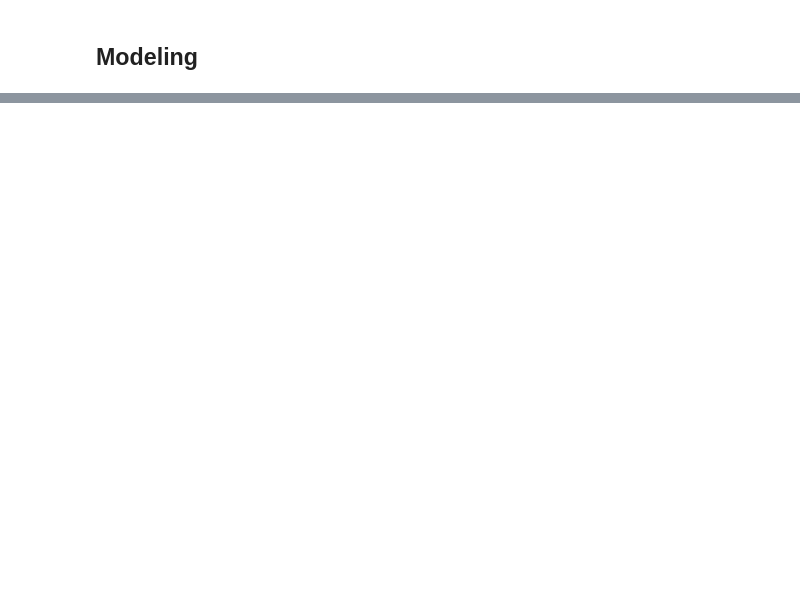
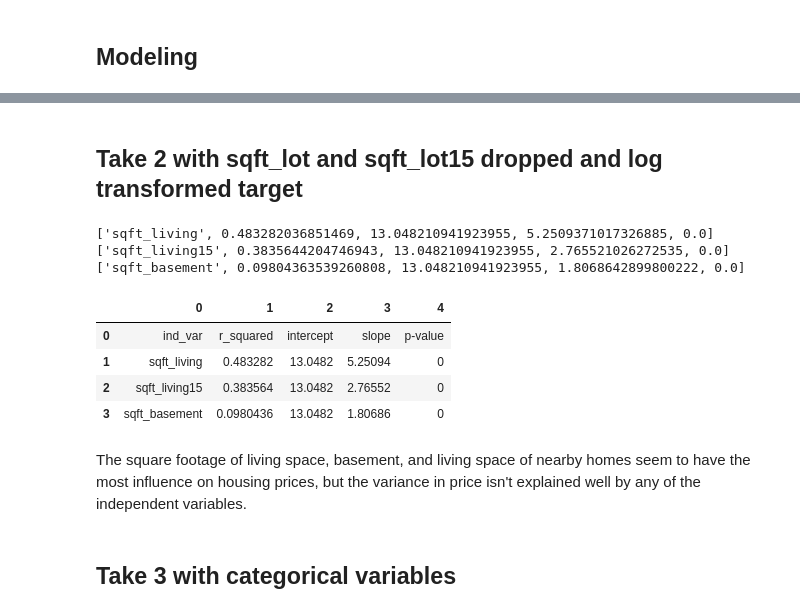
Before and after one commit to akelly66/Flatiron-School, a Jupyter notebook: Mod01/FinalProject-Mod01/dsc-1-final-project-online-ds-pt-041519/student.ipynb, the cells around one changed output, grey strips where cells are left out. Saved outputs shown, nothing was run; the diff lists cells and outputs as text; code cells hidden in the pictures; blank space fills up the shorter version.

```diff
--- a/Mod01/FinalProject-Mod01/dsc-1-final-project-online-ds-pt-041519/student.ipynb
+++ b/Mod01/FinalProject-Mod01/dsc-1-final-project-online-ds-pt-041519/student.ipynb
@@ -531,0 +383,32 @@ array([3070884.17167054,  133444.34119538,  173738.56140138,
+# %% [markdown]
+## Take 2 with sqft_lot and sqft_lot15 dropped and log transformed target
+# %%
+log_target = np.log(target)
+cleaned_df2 = pd.concat([log_target, features], axis=1)
+cleaned_df2 = cleaned_df2.rename({0:'price'}, axis=1)
+
+x_cols = ['sqft_living', 'sqft_living15', 'sqft_basement']
+dependent = 'price'
+results = [['ind_var', 'r_squared', 'intercept', 'slope', 'p-value' ]]
+for i, col in enumerate(x_cols):
+    formula = dependent + '~' + col
+    model = smf.ols(formula=formula, data=cleaned_df2).fit()
+    X_new = pd.DataFrame({col: [cleaned_df2[col].min(), cleaned_df2[col].max()]});
+    preds = model.predict(X_new)
+    results.append([col, model.rsquared, model.params[0], model.params[1], model.pvalues[1]])
+    print(results[1+i])
+
+pd.DataFrame(results)
+# %% [output]
+['sqft_living', 0.483282036851469, 13.048210941923955, 5.2509371017326885, 0.0]
+['sqft_living15', 0.3835644204746943, 13.048210941923955, 2.765521026272535, 0.0]
+['sqft_basement', 0.09804363539260808, 13.048210941923955, 1.8068642899800222, 0.0]
+|  | 0 | 1 | 2 | 3 | 4 |
+| 0 | ind_var | r_squared | intercept | slope | p-value |
+| 1 | sqft_living | 0.483282 | 13.0482 | 5.25094 | 0 |
+| 2 | sqft_living15 | 0.383564 | 13.0482 | 2.76552 | 0 |
+| 3 | sqft_basement | 0.0980436 | 13.0482 | 1.80686 | 0 |
+# %% [markdown]
+The square footage of living space, basement, and living space of nearby homes seem to have the most influence on housing prices, but the variance in price isn't explained well by any of the independent variables.
+# %% [markdown]
+## Take 3 with categorical variables
```
Also changed, not shown: parts of 46 cells of this notebook.
